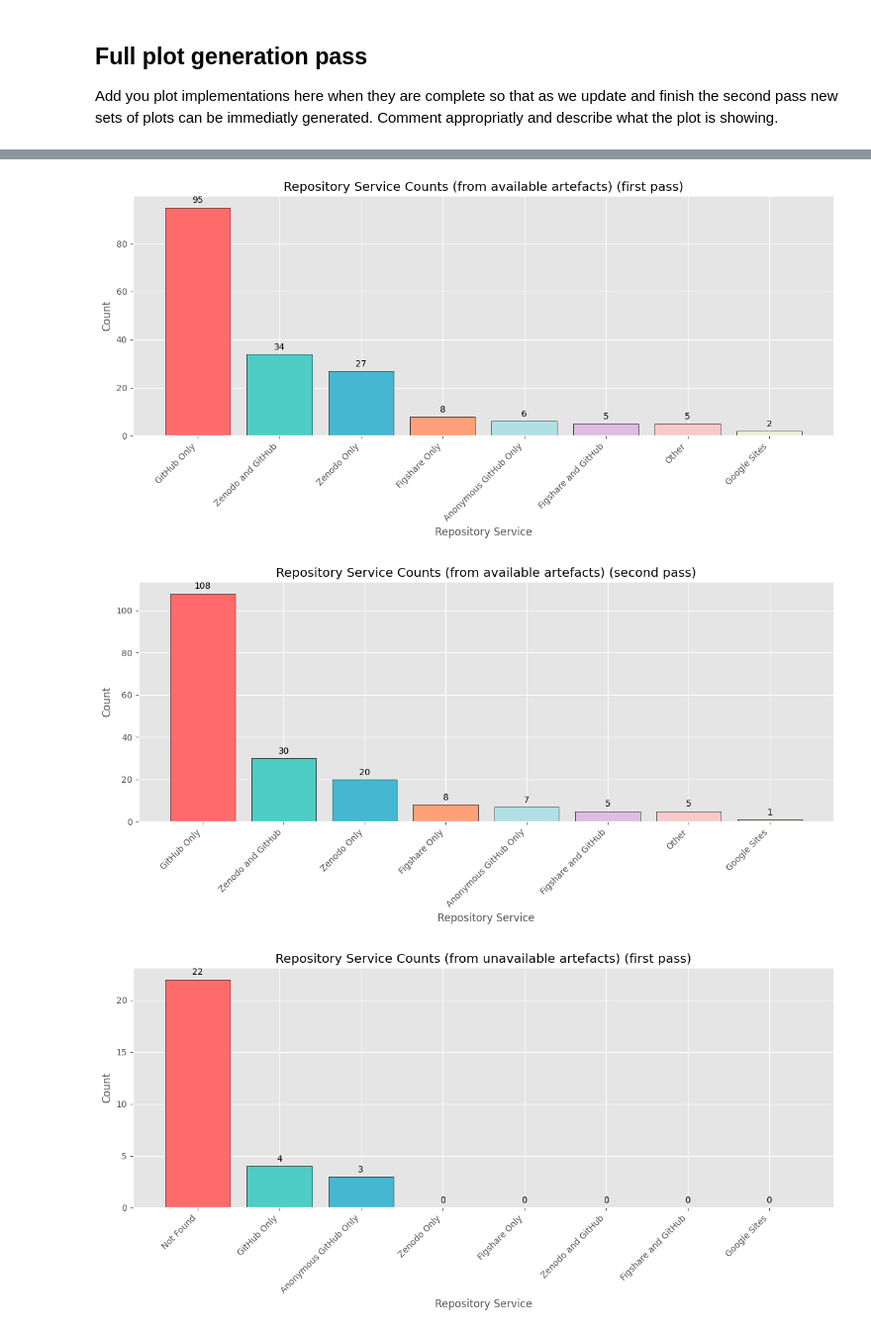
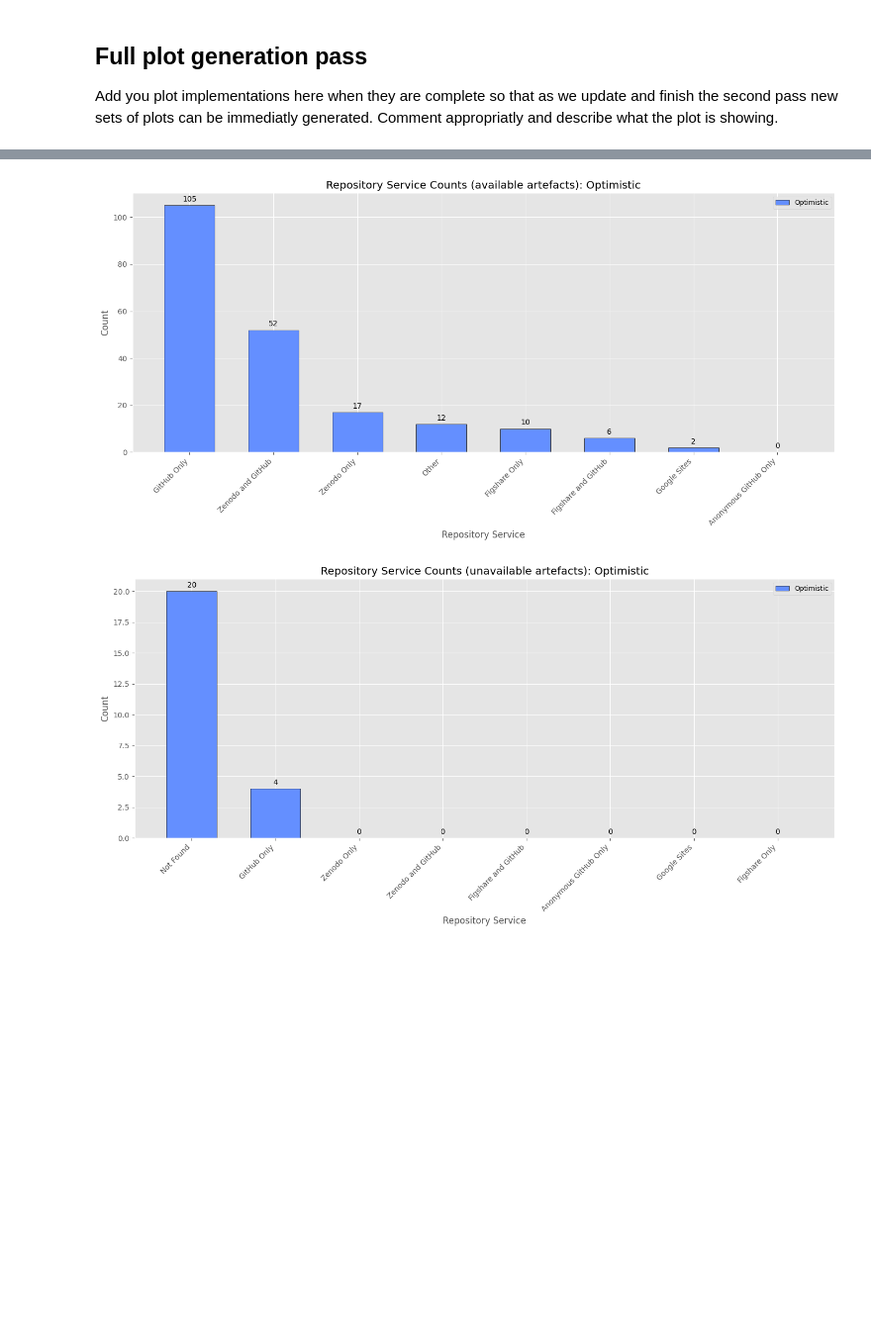
Before and after one commit to EEllwoo/how_fair_is_2026, a Jupyter notebook: plot_gen.ipynb, the cells around one changed output, grey strips where cells are left out. Shown at 99% size. Cells and saved outputs as stored; diff of their text form; code cells hidden in the pictures; blank space fills up the shorter version.

```diff
--- a/plot_gen.ipynb
+++ b/plot_gen.ipynb
@@ -145,4 +168,4 @@ Saved PNG plot to graphs\acm_badge_compliance_cascade.png
 # %%
-# Repo stats
-repo_stats_main()
+# Repo stats from optimistic conflict-resolved dataset
+repo_stats_main(df_optimistic_all)
 # %% [output]
@@ -157,3 +174,2 @@ Warning: PGF export skipped (no LaTeX engine found: xelatex/lualatex/pdflatex)
-[figure, old version]
+[figure, new version]
-[figure, old version]
+[figure, new version]
-[figure, removed]
```
Also changed, not shown: parts of 9 cells of this notebook, 53 other files.
